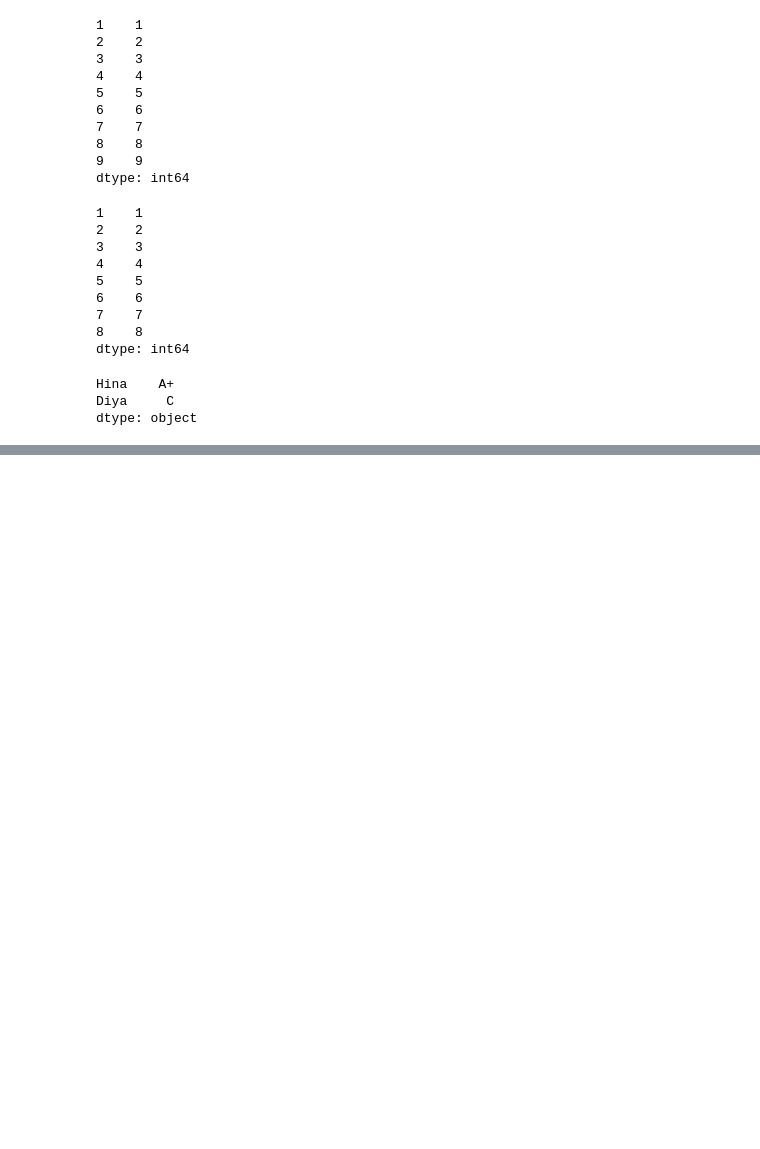
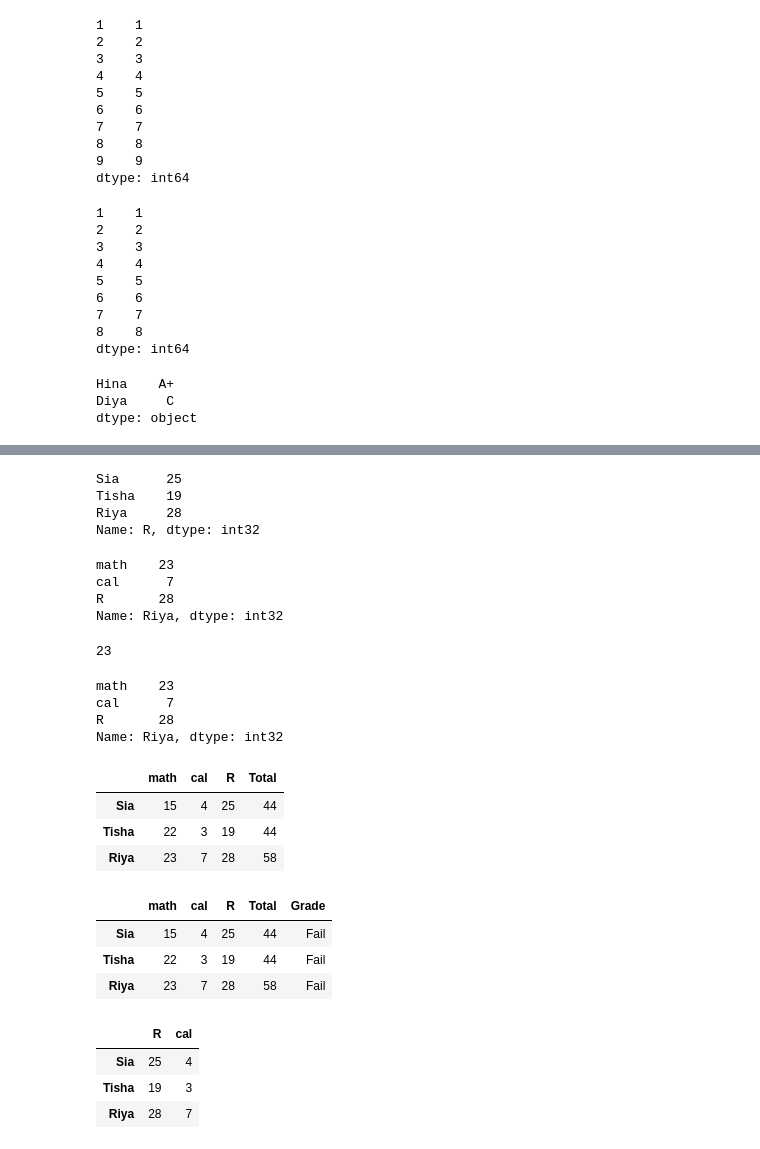
Before and after one commit to Samarth170750/data-sci-python, a Jupyter notebook: Pandas.ipynb, the cells around one changed output, grey strips where cells are left out. Saved outputs shown, nothing was run; the diff lists cells and outputs as text; code cells hidden in the pictures; blank space fills up the shorter version.

```diff
--- a/Pandas.ipynb
+++ b/Pandas.ipynb
@@ -168,0 +223,4 @@ dtype: object
+# %%
+np.random.seed(7)
+marks=pd.DataFrame(np.random.randint(0,30,(3,3)),index=['Sia','Tisha','Riya'],columns=['math','cal','R'])
+marks
@@ -168,0 +246,56 @@ dtype: object
+# %%
+marks['R']
+# %% [output]
+Sia      25
+Tisha    19
+Riya     28
+Name: R, dtype: int32
+# %%
+marks.loc['Riya']#we will pass label
+# %% [output]
+math    23
+cal      7
+R       28
+Name: Riya, dtype: int32
+# %%
+marks.loc['Riya','math']
+# %% [output]
+23
+# %%
+marks.loc['Riya','math':'R']
+# %% [output]
+math    23
+cal      7
+R       28
+Name: Riya, dtype: int32
+# %%
+marks['Total']=marks['R']+marks['math']+marks['cal']
+# %%
+marks
+# %% [output]
+|  | math | cal | R | Total |
+| Sia | 15 | 4 | 25 | 44 |
+| Tisha | 22 | 3 | 19 | 44 |
+| Riya | 23 | 7 | 28 | 58 |
+# %%
+g=[]
+for i in marks["Total"]:
+    if(i<90):
+        g.append('Fail')
+    else:
+        g.append('Pass')
+marks['Grade']=g
+marks
+# %% [output]
+|  | math | cal | R | Total | Grade |
+| Sia | 15 | 4 | 25 | 44 | Fail |
+| Tisha | 22 | 3 | 19 | 44 | Fail |
+| Riya | 23 | 7 | 28 | 58 | Fail |
+# %%
+#indexing and selection
+marks[['R','cal']]
+# %% [output]
+|  | R | cal |
+| Sia | 25 | 4 |
+| Tisha | 19 | 3 |
+| Riya | 28 | 7 |
```
Also changed, not shown: parts of 93 cells of this notebook.
